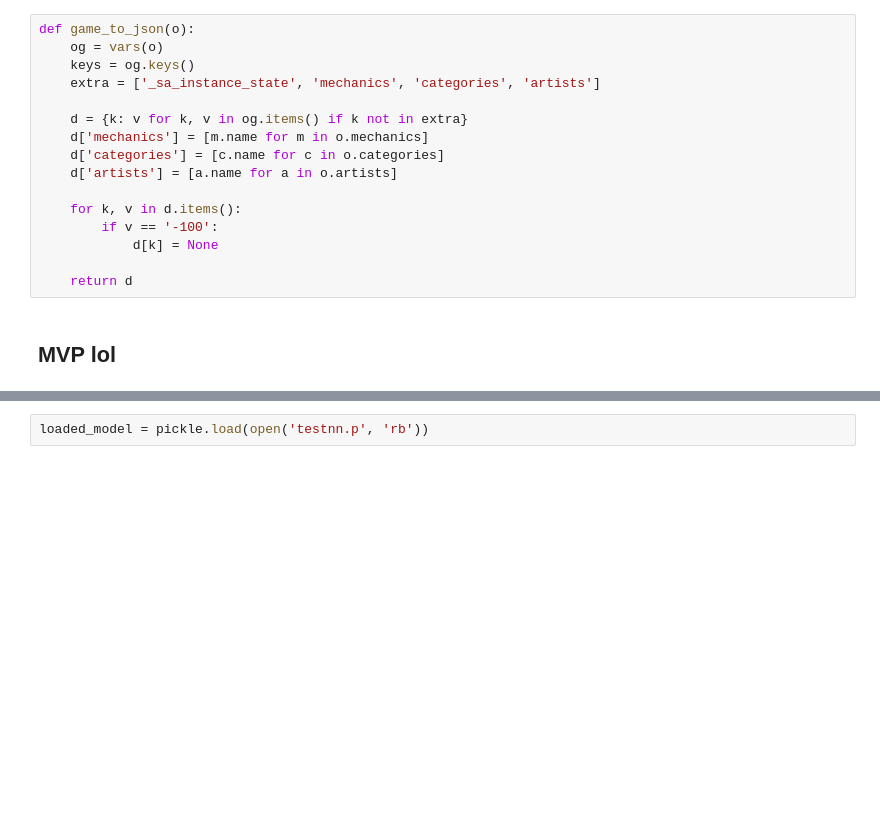
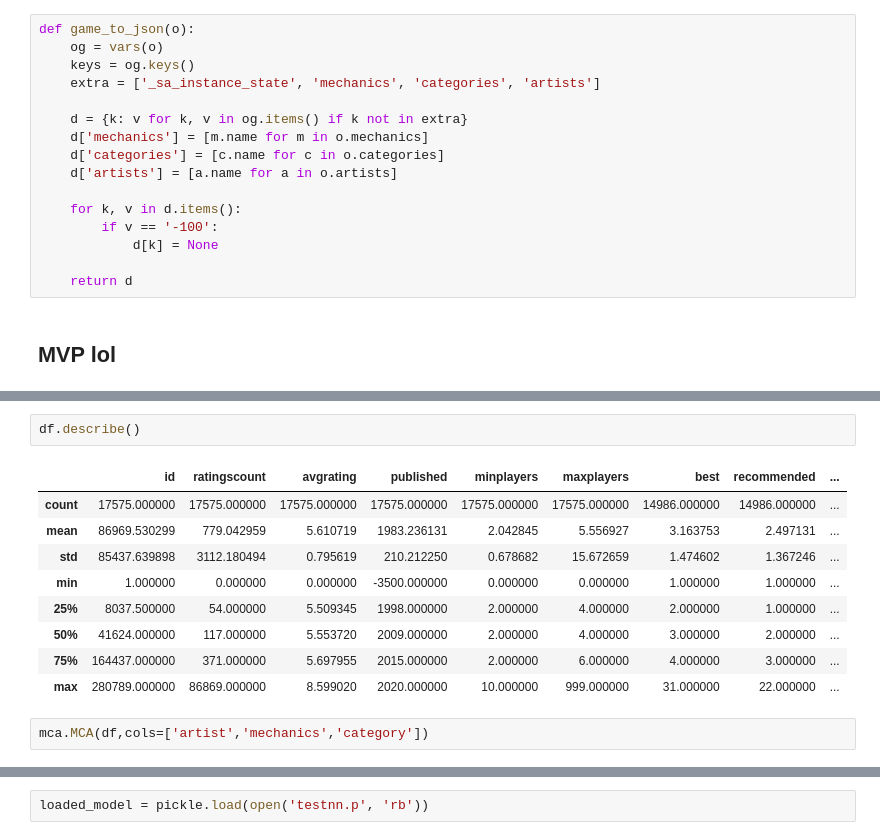
Before and after one commit to danjizquierdo/BoardGameRecommender, a Jupyter notebook: json-mvp.ipynb, the cells around one changed output, grey strips where cells are left out. Saved outputs shown, nothing was run; the diff lists cells and outputs as text; blank space fills up the shorter version.

```diff
--- a/json-mvp.ipynb
+++ b/json-mvp.ipynb
@@ -43,0 +57,14 @@ X = fullX.drop(['id', 'name'], axis=1)
+# %%
+df.describe()
+# %% [output]
+|  | id | ratingscount | avgrating | published | minplayers | maxplayers | best | recommended | ... |
+| count | 17575.000000 | 17575.000000 | 17575.000000 | 17575.000000 | 17575.000000 | 17575.000000 | 14986.000000 | 14986.000000 | ... |
+| mean | 86969.530299 | 779.042959 | 5.610719 | 1983.236131 | 2.042845 | 5.556927 | 3.163753 | 2.497131 | ... |
+| std | 85437.639898 | 3112.180494 | 0.795619 | 210.212250 | 0.678682 | 15.672659 | 1.474602 | 1.367246 | ... |
+| min | 1.000000 | 0.000000 | 0.000000 | -3500.000000 | 0.000000 | 0.000000 | 1.000000 | 1.000000 | ... |
+| 25% | 8037.500000 | 54.000000 | 5.509345 | 1998.000000 | 2.000000 | 4.000000 | 2.000000 | 1.000000 | ... |
+| 50% | 41624.000000 | 117.000000 | 5.553720 | 2009.000000 | 2.000000 | 4.000000 | 3.000000 | 2.000000 | ... |
+| 75% | 164437.000000 | 371.000000 | 5.697955 | 2015.000000 | 2.000000 | 6.000000 | 4.000000 | 3.000000 | ... |
+| max | 280789.000000 | 86869.000000 | 8.599020 | 2020.000000 | 10.000000 | 999.000000 | 31.000000 | 22.000000 | ... |
+# %%
+mca.MCA(df,cols=['artist','mechanics','category'])
```
Also changed, not shown: parts of 16 cells of this notebook, 1 other file.
